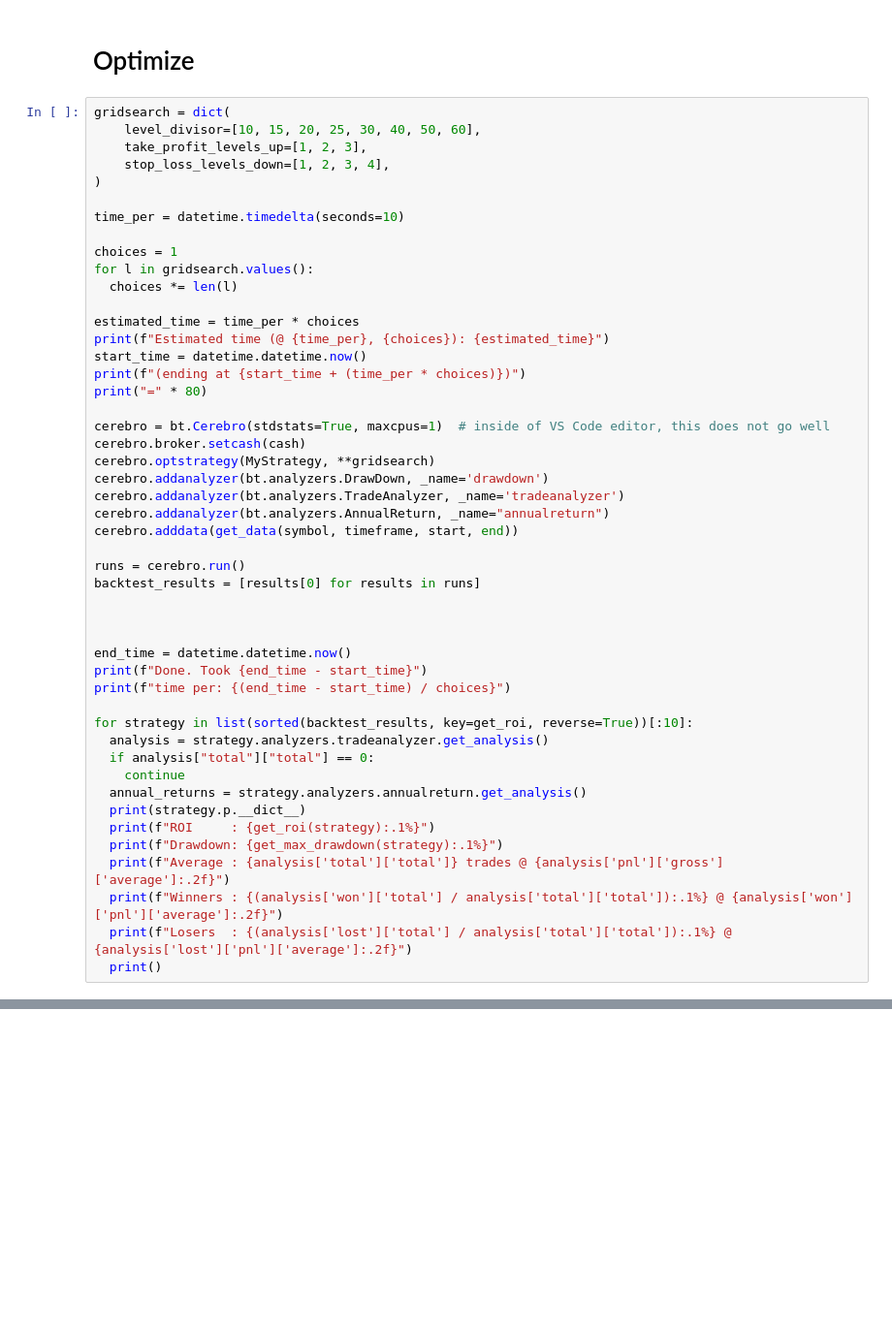
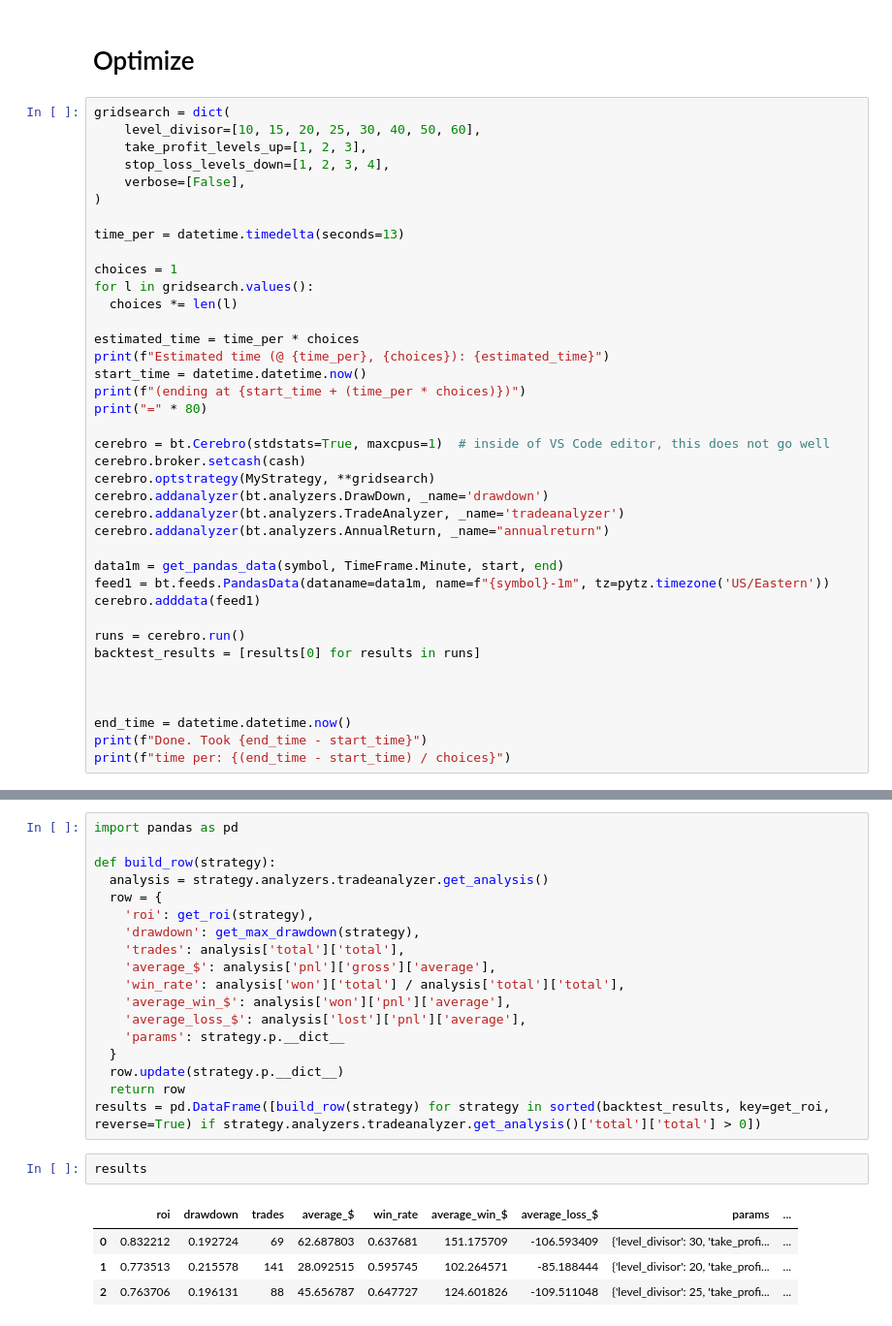
Before and after one commit to jamesfulford/biggest-losers, a Jupyter notebook: src/strat/rungs/Backtest.ipynb, the cells around one changed output, grey strips where cells are left out. Shown at 97% size. Cells and saved outputs as stored; diff of their text form; blank space fills up the shorter version.

```diff
--- a/src/strat/rungs/Backtest.ipynb
+++ b/src/strat/rungs/Backtest.ipynb
@@ -226,9 +227,10 @@ gridsearch = dict(
     level_divisor=[10, 15, 20, 25, 30, 40, 50, 60],
     take_profit_levels_up=[1, 2, 3],
     stop_loss_levels_down=[1, 2, 3, 4],
+    verbose=[False],
 )
 
-time_per = datetime.timedelta(seconds=10)
+time_per = datetime.timedelta(seconds=13)
 
 choices = 1
 for l in gridsearch.values():
@@ -246,7 +248,10 @@ cerebro.optstrategy(MyStrategy, **gridsearch)
 cerebro.addanalyzer(bt.analyzers.DrawDown, _name='drawdown')
 cerebro.addanalyzer(bt.analyzers.TradeAnalyzer, _name='tradeanalyzer')
 cerebro.addanalyzer(bt.analyzers.AnnualReturn, _name="annualreturn")
-cerebro.adddata(get_data(symbol, timeframe, start, end))
+
+data1m = get_pandas_data(symbol, TimeFrame.Minute, start, end)
+feed1 = bt.feeds.PandasData(dataname=data1m, name=f"{symbol}-1m", tz=pytz.timezone('US/Eastern'))
+cerebro.adddata(feed1)
 
 runs = cerebro.run()
 backtest_results = [results[0] for results in runs]
@@ -256,17 +261,4 @@ backtest_results = [results[0] for results in runs]
 end_time = datetime.datetime.now()
 print(f"Done. Took {end_time - start_time}")
 print(f"time per: {(end_time - start_time) / choices}")
-
-for strategy in list(sorted(backtest_results, key=get_roi, reverse=True))[:10]:
-  analysis = strategy.analyzers.tradeanalyzer.get_analysis()
-  if analysis["total"]["total"] == 0:
-    continue
-  annual_returns = strategy.analyzers.annualreturn.get_analysis()
-  print(strategy.p.__dict__)
-  print(f"ROI     : {get_roi(strategy):.1%}")
-  print(f"Drawdown: {get_max_drawdown(strategy):.1%}")
-  print(f"Average : {analysis['total']['total']} trades @ {analysis['pnl']['gross']['average']:.2f}")
-  print(f"Winners : {(analysis['won']['total'] / analysis['total']['total']):.1%} @ {analysis['won']['pnl']['average']:.2f}")
-  print(f"Losers  : {(analysis['lost']['total'] / analysis['total']['total']):.1%} @ {analysis['lost']['pnl']['average']:.2f}")
-  print()
 # %% [output]
@@ -275 +267,26 @@ Estimated time (@ 0:00:10, 96): 0:16:00
 ================================================================================
+# %%
+import pandas as pd
+
+def build_row(strategy):
+  analysis = strategy.analyzers.tradeanalyzer.get_analysis()
+  row = {
+    'roi': get_roi(strategy),
+    'drawdown': get_max_drawdown(strategy),
+    'trades': analysis['total']['total'],
+    'average_$': analysis['pnl']['gross']['average'],
+    'win_rate': analysis['won']['total'] / analysis['total']['total'],
+    'average_win_$': analysis['won']['pnl']['average'],
+    'average_loss_$': analysis['lost']['pnl']['average'],
+    'params': strategy.p.__dict__
+  }
+  row.update(strategy.p.__dict__)
+  return row
+results = pd.DataFrame([build_row(strategy) for strategy in sorted(backtest_results, key=get_roi, reverse=True) if strategy.analyzers.tradeanalyzer.get_analysis()['total']['total'] > 0])
+# %%
+results
+# %% [output]
+|  | roi | drawdown | trades | average_$ | win_rate | average_win_$ | average_loss_$ | params | ... |
+| 0 | 0.832212 | 0.192724 | 69 | 62.687803 | 0.637681 | 151.175709 | -106.593409 | {'level_divisor': 30, 'take_profi... | ... |
+| 1 | 0.773513 | 0.215578 | 141 | 28.092515 | 0.595745 | 102.264571 | -85.188444 | {'level_divisor': 20, 'take_profi... | ... |
+| 2 | 0.763706 | 0.196131 | 88 | 45.656787 | 0.647727 | 124.601826 | -109.511048 | {'level_divisor': 25, 'take_profi... | ... |
```
Also changed, not shown: parts of 10 cells of this notebook, 2 other files.
